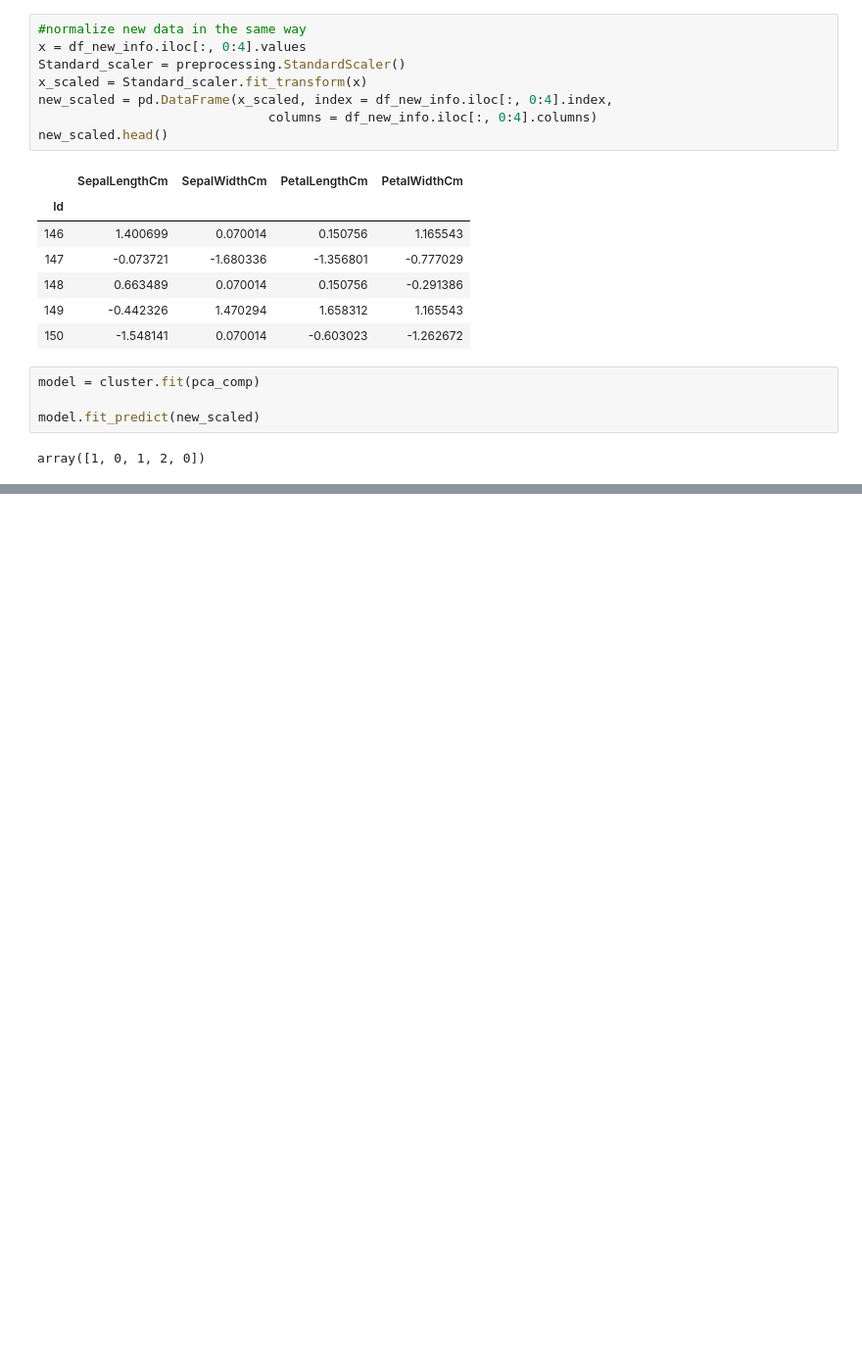
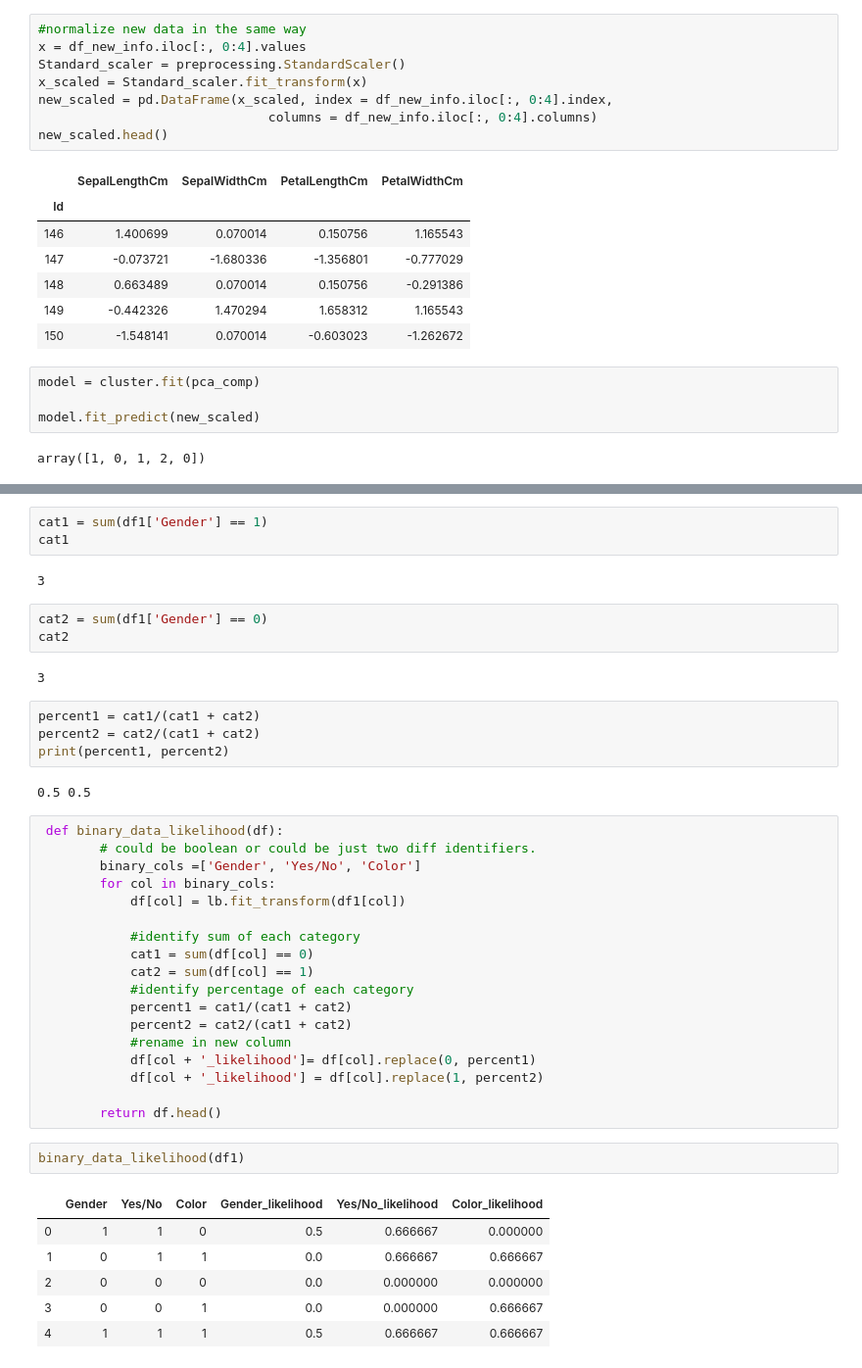
Before and after one commit to lauren-esser/Hierarchial_Clustering_Practice, a Jupyter notebook: Hierarchal Clustering Practice.ipynb, the cells around one changed output, grey strips where cells are left out. Shown at 98% size. Drawn from its saved outputs; the diff is of its cells as text; blank space fills up the shorter version.

```diff
--- a/Hierarchal Clustering Practice.ipynb
+++ b/Hierarchal Clustering Practice.ipynb
@@ -423,0 +506,43 @@ array([1, 0, 1, 2, 0])
+# %%
+cat1 = sum(df1['Gender'] == 1)
+cat1
+# %% [output]
+3
+# %%
+cat2 = sum(df1['Gender'] == 0)
+cat2
+# %% [output]
+3
+# %%
+percent1 = cat1/(cat1 + cat2)
+percent2 = cat2/(cat1 + cat2)
+print(percent1, percent2)
+# %% [output]
+0.5 0.5
+# %%
+ def binary_data_likelihood(df):
+        # could be boolean or could be just two diff identifiers.
+        binary_cols =['Gender', 'Yes/No', 'Color']
+        for col in binary_cols:
+            df[col] = lb.fit_transform(df1[col])
+
+            #identify sum of each category
+            cat1 = sum(df[col] == 0)
+            cat2 = sum(df[col] == 1)
+            #identify percentage of each category
+            percent1 = cat1/(cat1 + cat2)
+            percent2 = cat2/(cat1 + cat2)
+            #rename in new column
+            df[col + '_likelihood']= df[col].replace(0, percent1)
+            df[col + '_likelihood'] = df[col].replace(1, percent2)
+
+        return df.head()
+# %%
+binary_data_likelihood(df1)
+# %% [output]
+|  | Gender | Yes/No | Color | Gender_likelihood | Yes/No_likelihood | Color_likelihood |
+| 0 | 1 | 1 | 0 | 0.5 | 0.666667 | 0.000000 |
+| 1 | 0 | 1 | 1 | 0.0 | 0.666667 | 0.666667 |
+| 2 | 0 | 0 | 0 | 0.0 | 0.000000 | 0.000000 |
+| 3 | 0 | 0 | 1 | 0.0 | 0.000000 | 0.666667 |
+| 4 | 1 | 1 | 1 | 0.5 | 0.666667 | 0.666667 |
```
Also changed, not shown: parts of 16 cells of this notebook, 2 other files.
